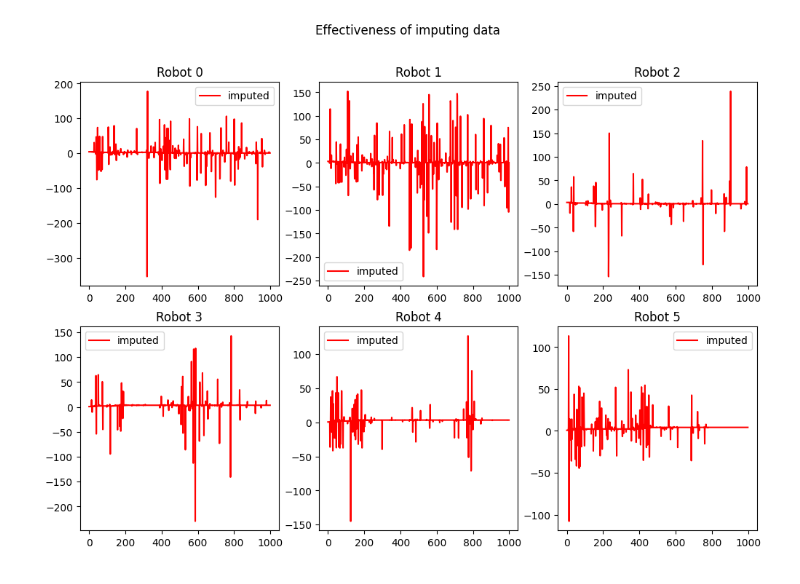
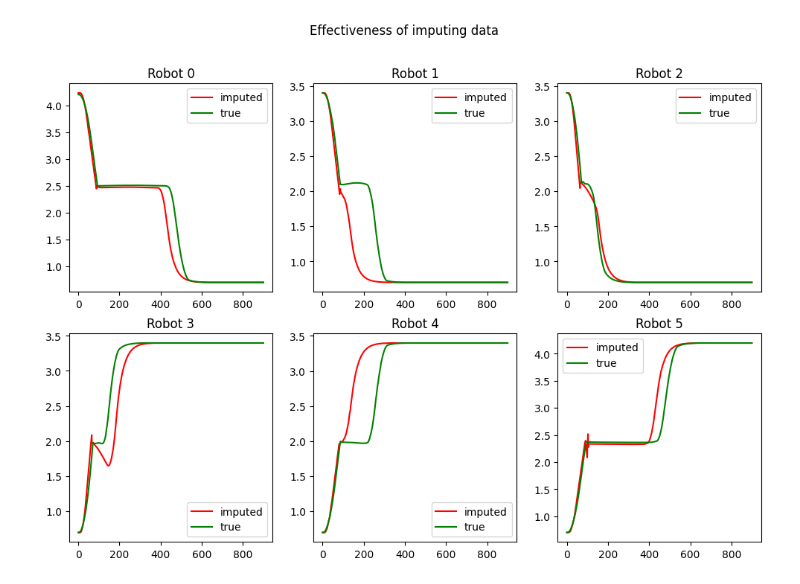
Before and after one commit to First-Order-RoboCup-SSL/Utama-Core, a Jupyter notebook: vision_data/vanishing_results_summary.ipynb, the cells around one changed output. Saved outputs shown, nothing was run; the diff lists cells and outputs as text; code cells hidden in the pictures.

Commit message:
Fixed issues, now imputes correctly based on last gameframe

```diff
--- a/vision_data/vanishing_results_summary.ipynb
+++ b/vision_data/vanishing_results_summary.ipynb
@@ -96,0 +99,15 @@ for id in ROBOT_RANGE:
+# %%
+fig, axs = plt.subplots(2,3)
+fig.set_size_inches(12,8)
+fig.suptitle("Cached gameframes")
+
+for id in ROBOT_RANGE:
+    clean = cleans[id]
+    gameframe = gameframes[id]
+
+    current_ax = get_current_ax(axs, id)
+    current_ax.set_title(f"Robot {id}")
+    current_ax.plot(X_AXES, gameframe[X_COL], "r")
+    current_ax.plot(X_AXES, clean[X_COL], "g")
+
+    current_ax.legend(("imputed", "true"))
@@ -97,17 +116,17 @@ for id in ROBOT_RANGE:
 # %%
 fig, axs = plt.subplots(2,3)
 fig.set_size_inches(12,8)
 fig.suptitle("Effectiveness of imputing data")
 
 for id in ROBOT_RANGE:
     clean = cleans[id]
-    impute_50 = impute_50s[id]
+    imputed_50 = imputed_50s[id]
 
     current_ax = get_current_ax(axs, id)
     current_ax.set_title(f"Robot {id}")
-    current_ax.plot(X_AXES, impute_50[X_COL], "r")
+    current_ax.plot(X_AXES, imputed_50[X_COL], "r")
     current_ax.plot(X_AXES, clean[X_COL], "g")
 
     current_ax.legend(("imputed", "true"))
 # %% [output]
-[figure, old version]
+[figure, new version]
```
Also changed, not shown: parts of 6 cells of this notebook, 9 other files.
